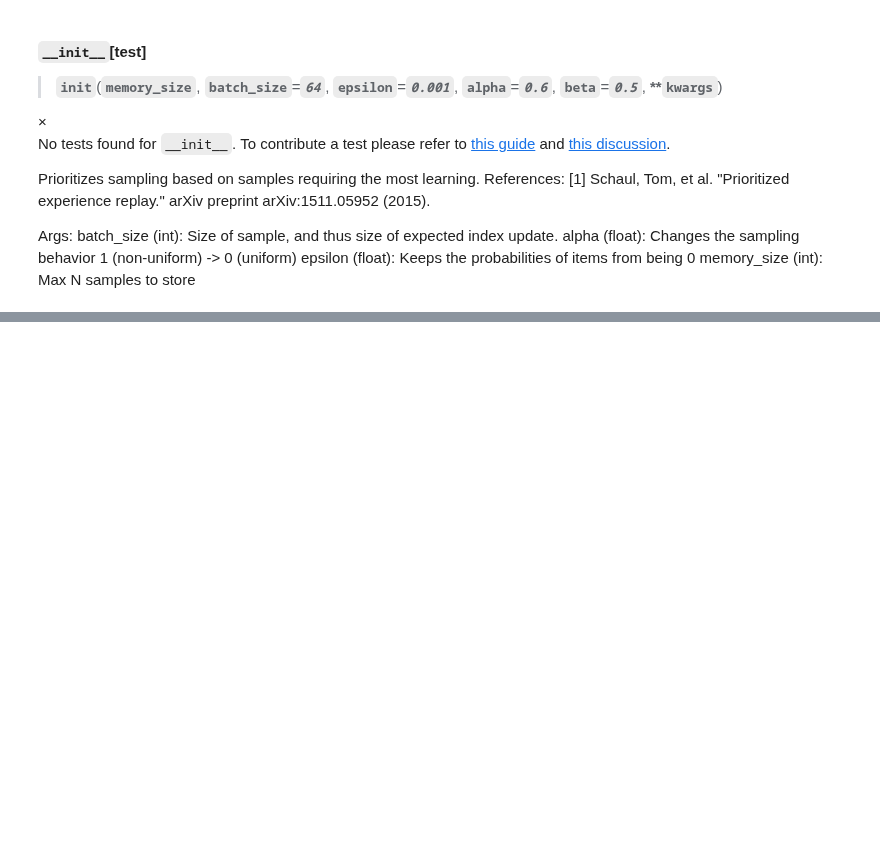
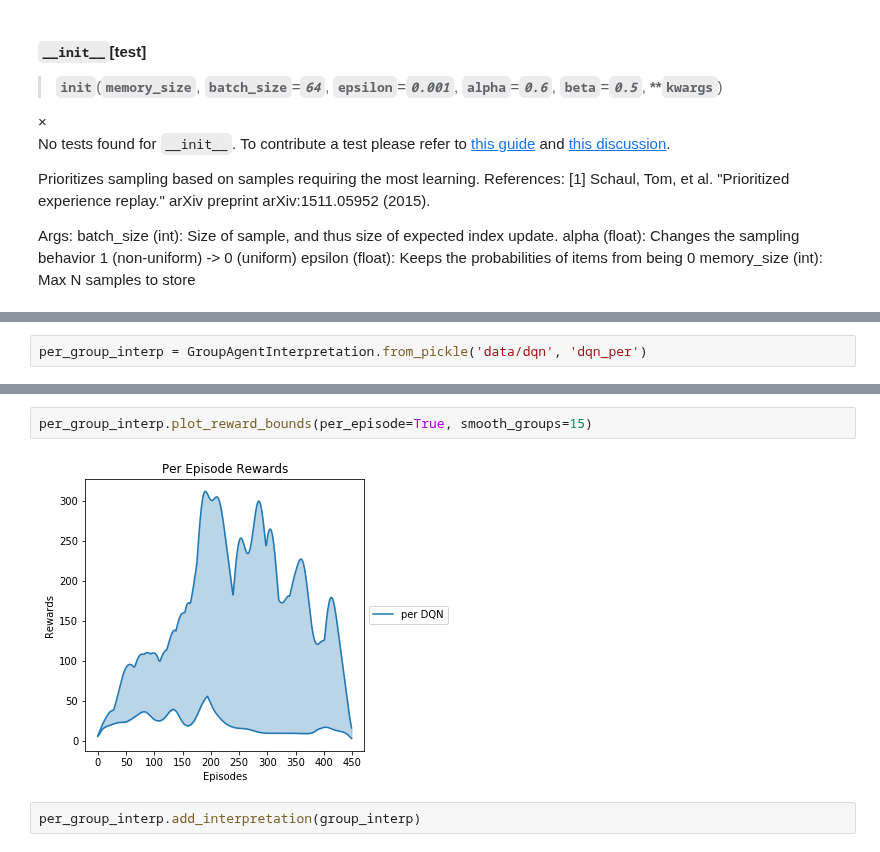
Before and after one commit to josiahls/fast-reinforcement-learning, a Jupyter notebook: docs_src/rl.agents.dqn.ipynb, the cells around one changed output, grey strips where cells are left out. Drawn from its saved outputs; the diff is of its cells as text; blank space fills up the shorter version.

```diff
--- a/docs_src/rl.agents.dqn.ipynb
+++ b/docs_src/rl.agents.dqn.ipynb
@@ -201,3 +201,5 @@ for i in range(4):
 | 0 | 0.934389 | 0.815107 | 00:08 |
 | 1 | 0.507579 | 0.193507 | 00:01 |
 | 2 | 0.293428 | 0.027011 | 00:02 |
+# %%
+per_group_interp = GroupAgentInterpretation.from_pickle('data/dqn', 'dqn_per')
@@ -203,0 +214,6 @@ for i in range(4):
+# %%
+per_group_interp.plot_reward_bounds(per_episode=True, smooth_groups=15)
+# %% [output]
+[figure, added]
+# %%
+per_group_interp.add_interpretation(group_interp)
```
Also changed, not shown: parts of 6 cells of this notebook, 2 other files.
